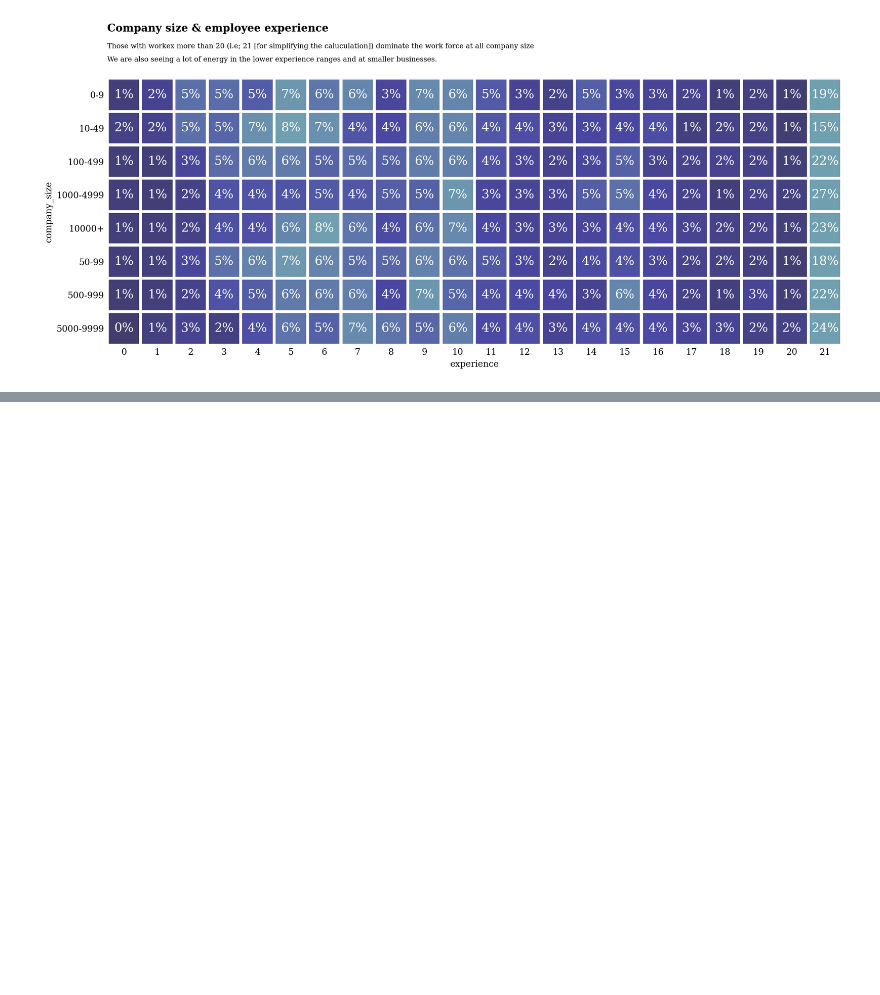
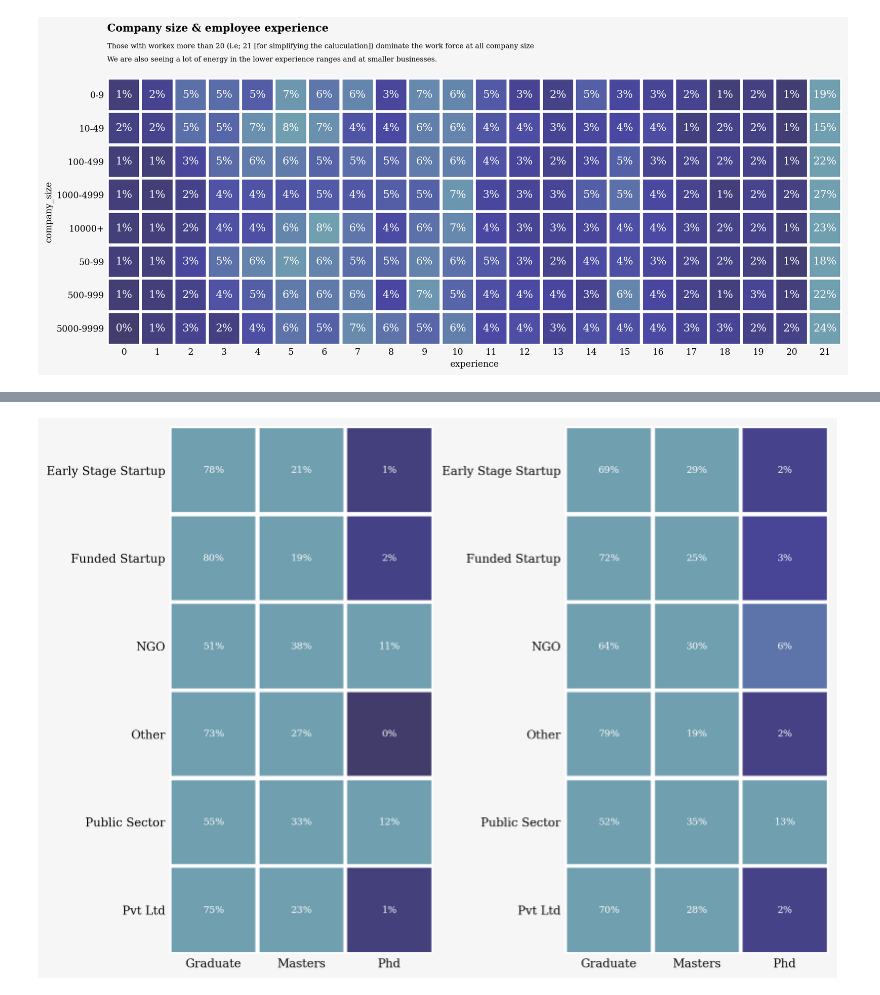
Before and after one commit to vaibhav1595/HR-Analytics-Predict-who-will-change-jobs, a Jupyter notebook: Predict_who_will_move_to_a_new_job.ipynb, the cells around one changed output, grey strips where cells are left out. Saved outputs shown, nothing was run; the diff lists cells and outputs as text; code cells hidden in the pictures; blank space fills up the shorter version.

```diff
--- a/Predict_who_will_move_to_a_new_job.ipynb
+++ b/Predict_who_will_move_to_a_new_job.ipynb
@@ -571,0 +656,39 @@ ax0.tick_params(axis=u'both', which=u'both',length=0)
+# %%
+job_seeker_1 = train[train['target'] == 1]
+no_job_seeker_1 = train[train['target'] == 0]
+
+ct_job_seeker_1 = pd.crosstab(job_seeker['company_type'], job_seeker['education_level'], normalize='index', )
+ct_no_job_seeker_1 = pd.crosstab(no_job_seeker['company_type'], no_job_seeker['education_level'], normalize='index')
+
+fig = plt.figure(figsize=(10,10))
+gs = fig.add_gridspec(1, 2)
+gs.update(wspace=0.5, hspace=0.6)
+ax0 = fig.add_subplot(gs[0,0])
+ax1 = fig.add_subplot(gs[0,1])
+
+colors = ["#413c69", "#4a47a3","#709fb0"]
+colormap = matplotlib.colors.LinearSegmentedColormap.from_list("", colors)
+
+sns.heatmap(ax=ax0, data=ct_job_seeker_1, linewidths=0.1, vmin=0, vmax=0.075,
+            square=True, cbar_kws={"orientation": "horizontal"}, cbar=False, cmap=colormap,linewidth=3, annot=True, fmt='1.0%',annot_kws={"fontsize":8})
+
+sns.heatmap(ax=ax1, data=ct_no_job_seeker_1, linewidths=0.1, vmin=0, vmax=0.075,
+            square=True, cbar_kws={"orientation": "horizontal"}, cbar=False, cmap=colormap,linewidth=3, annot=True, fmt='1.0%',annot_kws={"fontsize":8})
+
+# Change background color
+background_color = "#f6f6f6"
+fig.patch.set_facecolor(background_color)
+
+for s in ["top","right","left"]:
+    ax0.spines[s].set_visible(False)
+    ax1.spines[s].set_visible(False)
+
+ax0.set_xlabel("")
+ax0.set_ylabel("")
+ax1.set_xlabel("")
+ax1.set_ylabel("")
+
+ax0.tick_params(axis=u'both', which=u'both',length=0)
+ax1.tick_params(axis=u'both', which=u'both',length=0)
+# %% [output]
+[figure, added]
```
Also changed, not shown: parts of 3 cells of this notebook.
